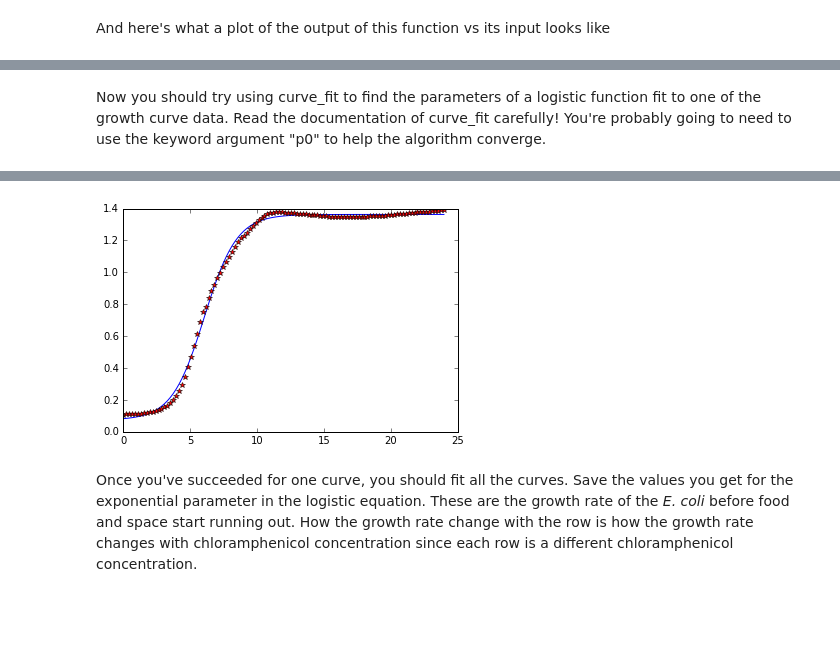
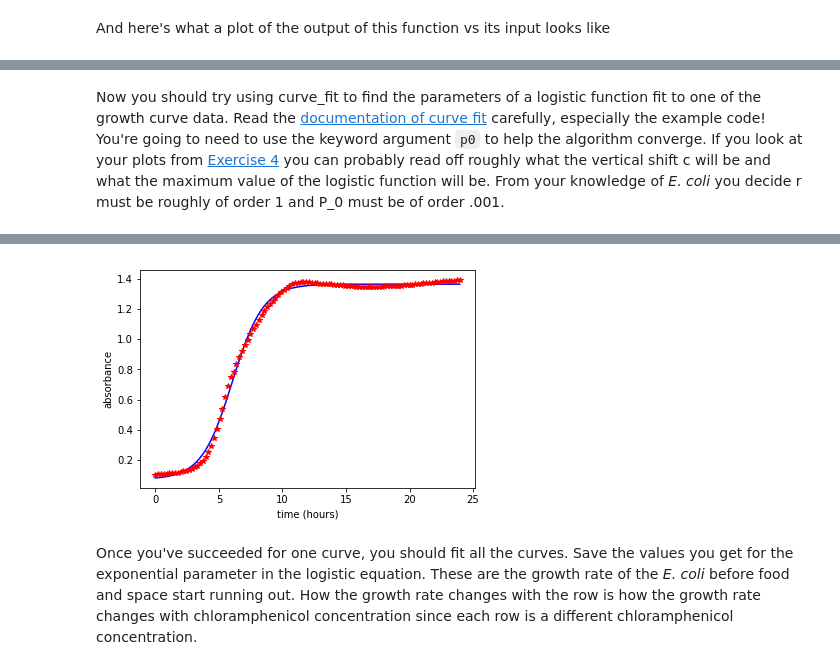
Before and after one commit to nicholas-sherer/Python-Workshop-Materials, a Jupyter notebook: Learning Programming by Analyzing E. Coli Growth.ipynb, the cells around one changed output, grey strips where cells are left out. Drawn from its saved outputs; the diff is of its cells as text; code cells hidden in the pictures; blank space fills up the shorter version.

```diff
--- a/Learning Programming by Analyzing E. Coli Growth.ipynb
+++ b/Learning Programming by Analyzing E. Coli Growth.ipynb
@@ -175,5 +202,6 @@ Numpy also comes with function from loading data from a textfile into a numpy ar
 # %%
-data = np.loadtxt(fname='MG1655 Chloramphenicol 10 Feb averages ultra simplified sheet.csv', delimiter=',')
+data = np.loadtxt(fname='MG1655 Chloramphenicol 10 Feb averages simplified sheet.csv', delimiter=',')
+# the delimiter tells numpy that numbers in the file are separated by commas. We'll talk about this syntax later.
 # %% [markdown]
 ***
 #### <span style="color:blue">Exercise 2</span>
@@ -364,8 +440,10 @@ plt.plot(x,logistic(x,1,1,.001,.1));
 # %% [markdown]
-Now you should try using curve_fit to find the parameters of a logistic function fit to one of the growth curve data. Read the documentation of curve_fit carefully! You're probably going to need to use the keyword argument "p0" to help the algorithm converge.
+Now you should try using curve_fit to find the parameters of a logistic function fit to one of the growth curve data. Read the [documentation of curve fit](https://docs.scipy.org/doc/scipy/reference/generated/scipy.optimize.curve_fit.html) carefully, especially the example code! You're going to need to use the keyword argument <code>p0</code> to help the algorithm converge. If you look at your plots from [Exercise 4](Exercise-4) you can probably read off roughly what the vertical shift c will be and what the maximum value of the logistic function will be. From your knowledge of *E. coli* you decide r must be roughly of order 1 and P_0 must be of order .001.
 # %%
-popt, pcov = curve_fit(logistic, time, data[1,:], p0=(.5,1,.001,.1))
+popt, pcov = curve_fit(logistic, time, data[1,:], p0=(1,1,.001,.1))
 plt.plot(time,logistic(time,*popt),'b')
 plt.plot(time,data[1,:],'r*');
+plt.xlabel('time (hours)')
+plt.ylabel('absorbance')
 print(popt[0])
 # %% [output]
@@ -373,6 +451,6 @@ print(popt[0])
-[figure, old version]
+[figure, new version]
 # %% [markdown]
-Once you've succeeded for one curve, you should fit all the curves. Save the values you get for the exponential parameter in the logistic equation. These are the growth rate of the *E. coli* before food and space start running out. How the growth rate change with the row is how the growth rate changes with chloramphenicol concentration since each row is a different chloramphenicol concentration.
+Once you've succeeded for one curve, you should fit all the curves. Save the values you get for the exponential parameter in the logistic equation. These are the growth rate of the *E. coli* before food and space start running out. How the growth rate changes with the row is how the growth rate changes with chloramphenicol concentration since each row is a different chloramphenicol concentration.
 # %%
 r_list = []
 plt.figure(figsize=(8,8))
```
Also changed, not shown: parts of 47 cells of this notebook, 1 other file.
